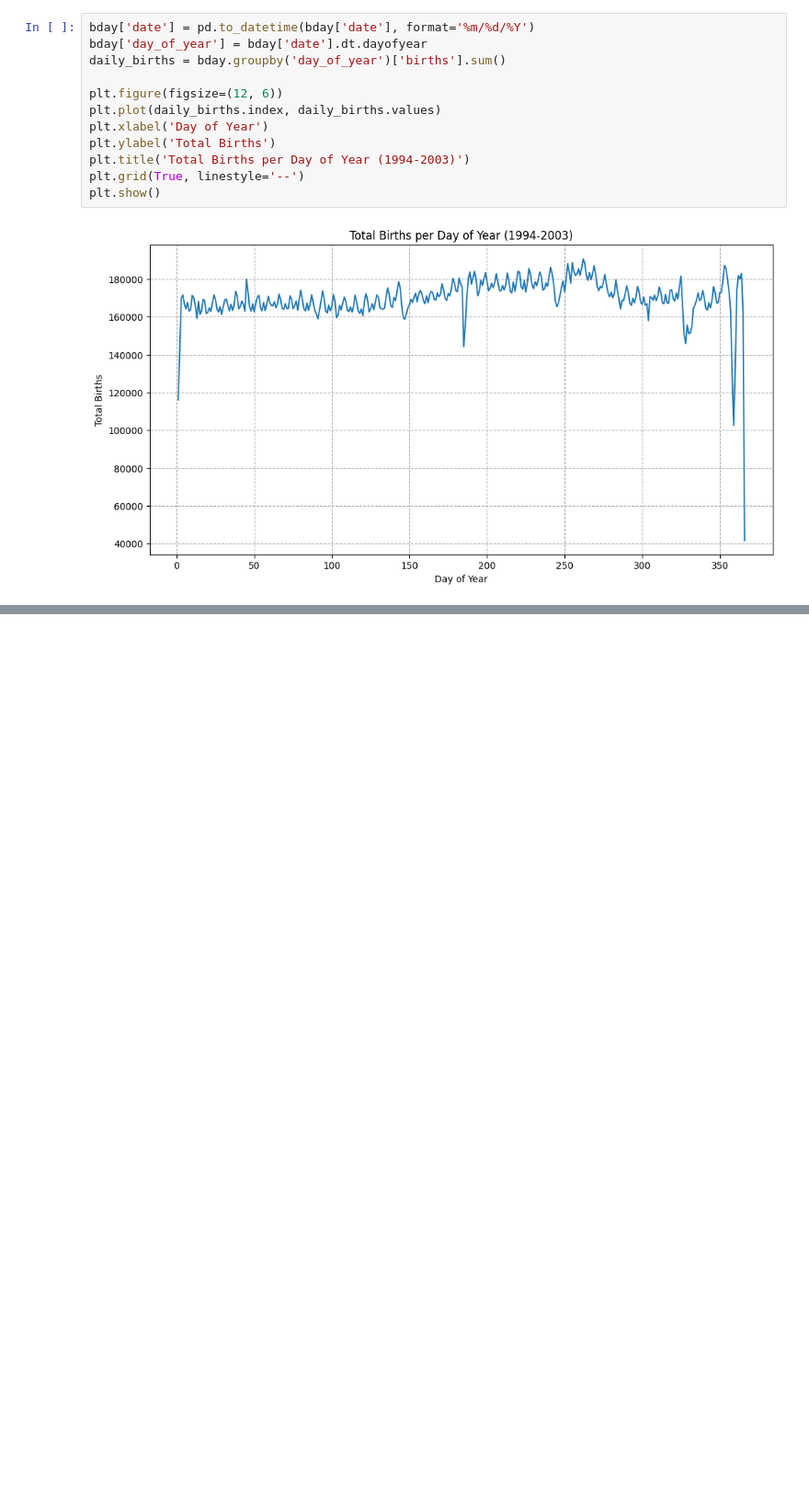
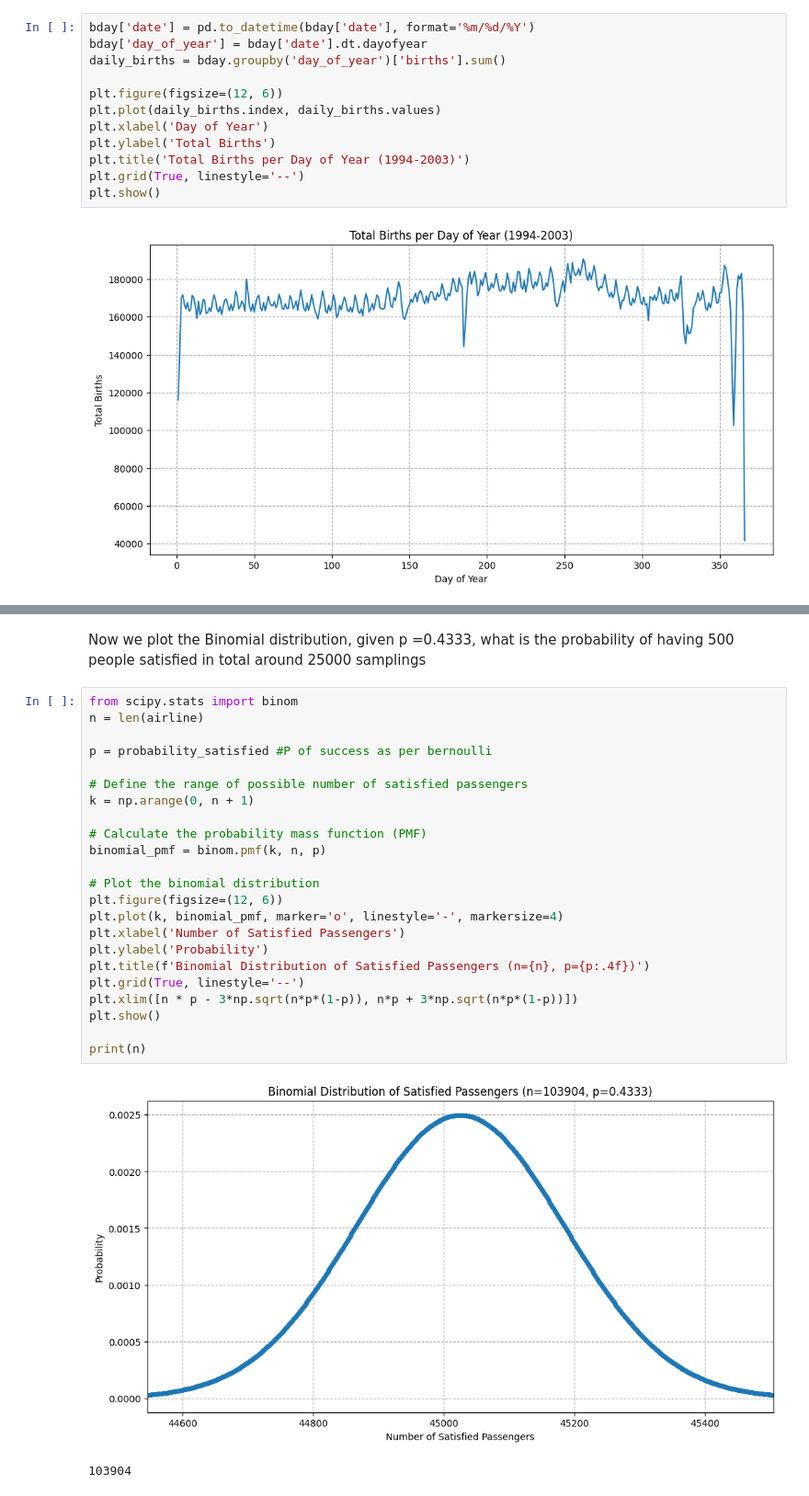
Before and after one commit to 23f1002944/EDA-Probability-Distributions, a Jupyter notebook: EDA_Uniform_Distribution.ipynb, the cells around one changed output, grey strips where cells are left out. Shown: that part at 92% size. Saved outputs shown, nothing was run; the diff lists cells and outputs as text; blank space fills up the shorter version.

```diff
--- a/EDA_Uniform_Distribution.ipynb
+++ b/EDA_Uniform_Distribution.ipynb
@@ -118,0 +208,28 @@ plt.show()
+# %% [markdown]
+Now we plot the Binomial distribution, given p =0.4333, what is the probability of having 500 people satisfied in total around 25000 samplings
+# %%
+from scipy.stats import binom
+n = len(airline)
+
+p = probability_satisfied #P of success as per bernoulli
+
+# Define the range of possible number of satisfied passengers
+k = np.arange(0, n + 1)
+
+# Calculate the probability mass function (PMF)
+binomial_pmf = binom.pmf(k, n, p)
+
+# Plot the binomial distribution
+plt.figure(figsize=(12, 6))
+plt.plot(k, binomial_pmf, marker='o', linestyle='-', markersize=4)
+plt.xlabel('Number of Satisfied Passengers')
+plt.ylabel('Probability')
+plt.title(f'Binomial Distribution of Satisfied Passengers (n={n}, p={p:.4f})')
+plt.grid(True, linestyle='--')
+plt.xlim([n * p - 3*np.sqrt(n*p*(1-p)), n*p + 3*np.sqrt(n*p*(1-p))])
+plt.show()
+
+print(n)
+# %% [output]
+[figure, added]
+103904
```
Also changed, not shown: parts of 16 cells of this notebook.
